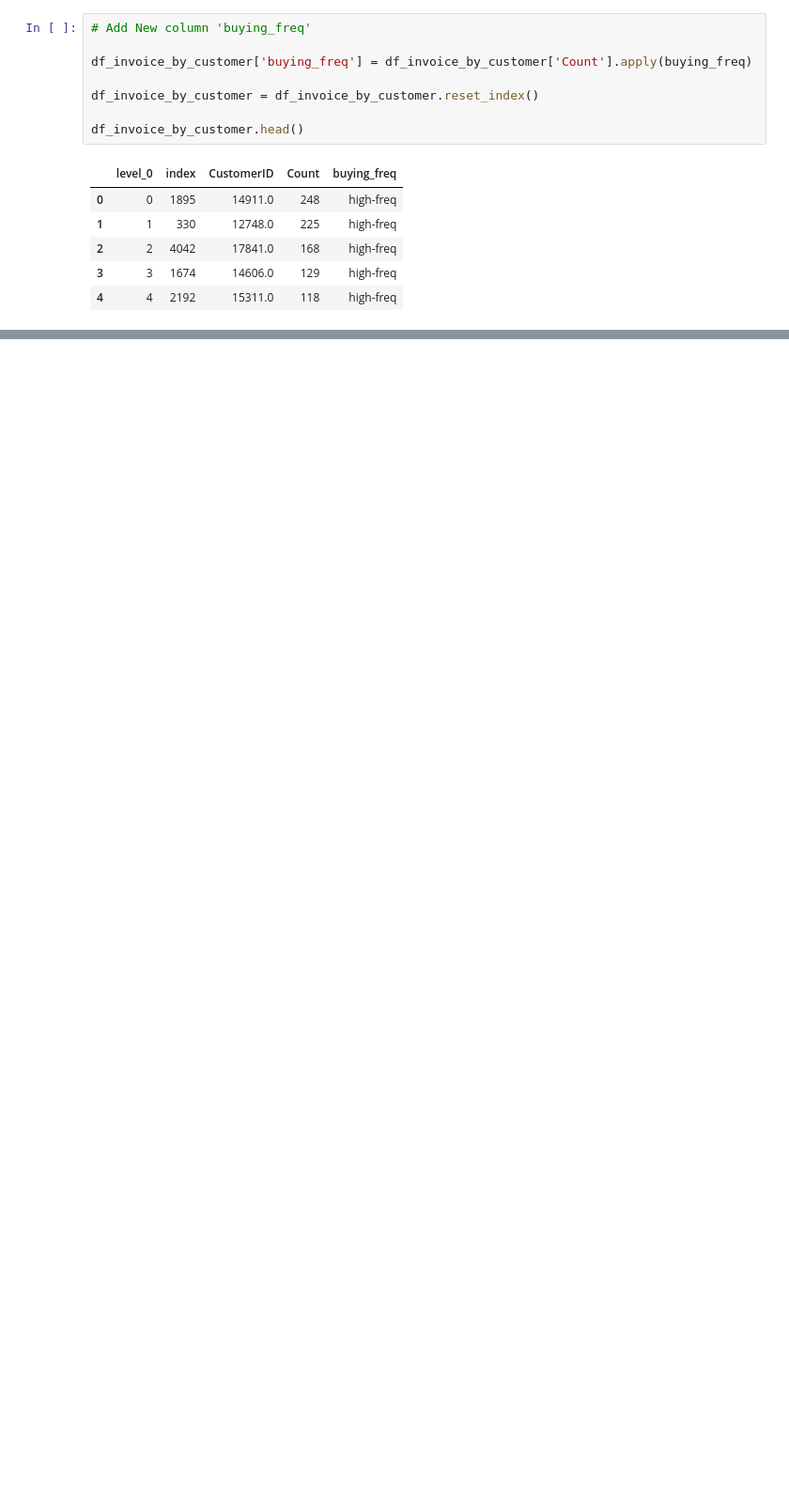
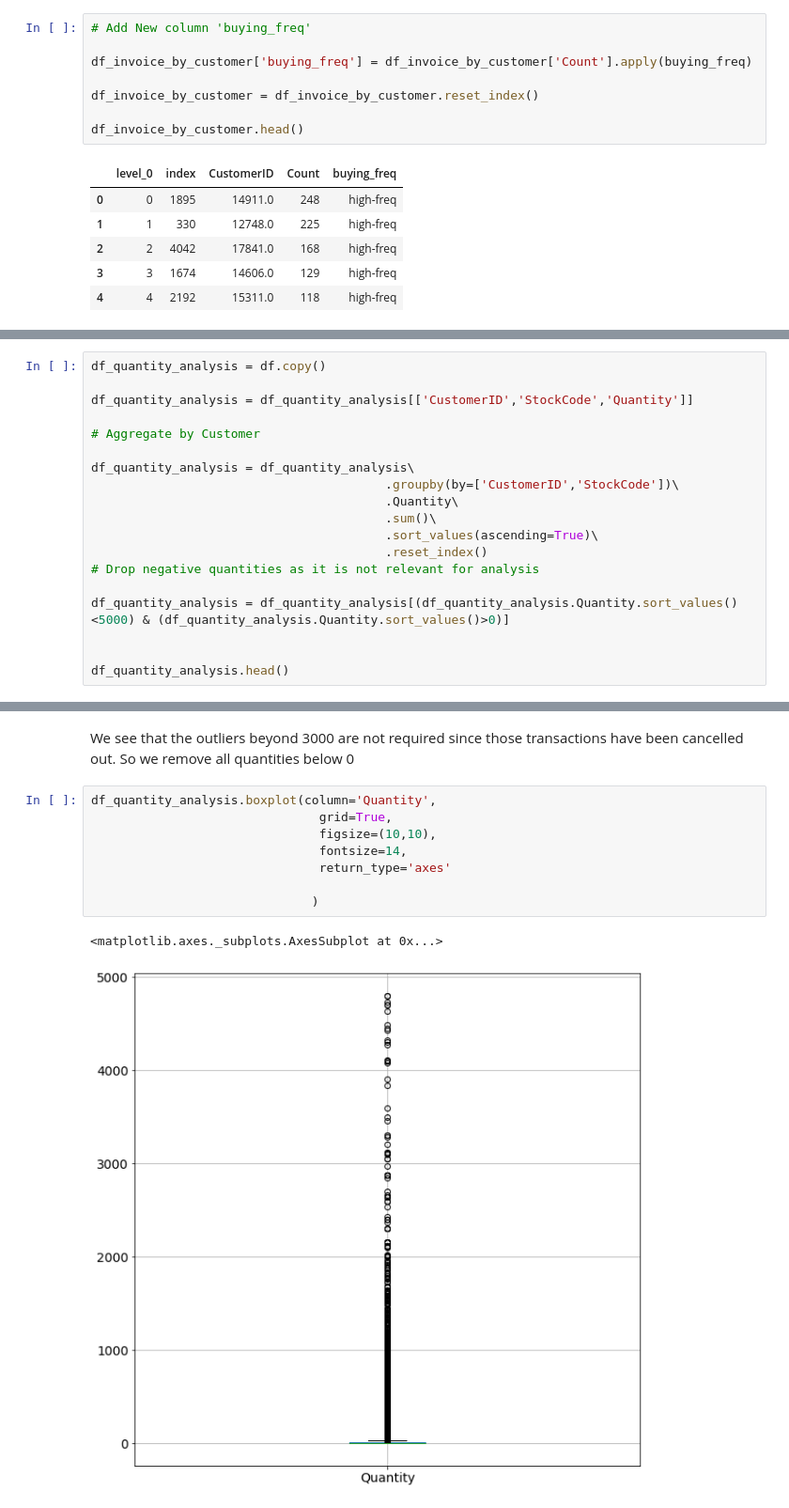
Before and after one commit to pillairajesh/Customer-Analytics, a Jupyter notebook: Customer Analytics - Buying Pattern Analysis.ipynb, the cells around one changed output, grey strips where cells are left out. Shown at 94% size. Cells and saved outputs as stored; diff of their text form; blank space fills up the shorter version.

```diff
--- a/Customer Analytics - Buying Pattern Analysis.ipynb
+++ b/Customer Analytics - Buying Pattern Analysis.ipynb
@@ -98,0 +180,19 @@ df_invoice_by_customer.head()
+# %%
+df_quantity_analysis = df.copy()
+
+df_quantity_analysis = df_quantity_analysis[['CustomerID','StockCode','Quantity']]
+
+# Aggregate by Customer
+
+df_quantity_analysis = df_quantity_analysis\
+                                        .groupby(by=['CustomerID','StockCode'])\
+                                        .Quantity\
+                                        .sum()\
+                                        .sort_values(ascending=True)\
+                                        .reset_index()
+# Drop negative quantities as it is not relevant for analysis
+
+df_quantity_analysis = df_quantity_analysis[(df_quantity_analysis.Quantity.sort_values()<5000) & (df_quantity_analysis.Quantity.sort_values()>0)]
+
+
+df_quantity_analysis.head()
@@ -98,0 +206,14 @@ df_invoice_by_customer.head()
+# %% [markdown]
+We see that the outliers beyond 3000 are not required since those transactions have been cancelled out.
+So we remove all quantities below 0
+# %%
+df_quantity_analysis.boxplot(column='Quantity',
+                               grid=True,
+                               figsize=(10,10),
+                               fontsize=14,
+                               return_type='axes'
+
+                              )
+# %% [output]
+<matplotlib.axes._subplots.AxesSubplot at 0x...>
+[figure, added]
```
Also changed, not shown: parts of 41 cells of this notebook.
